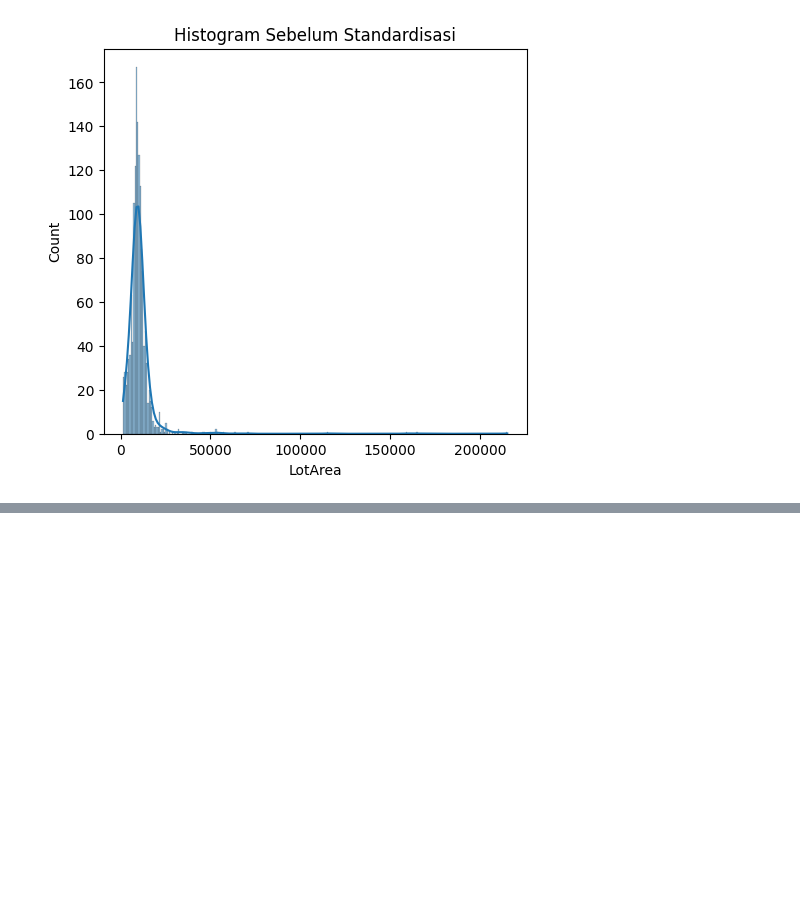
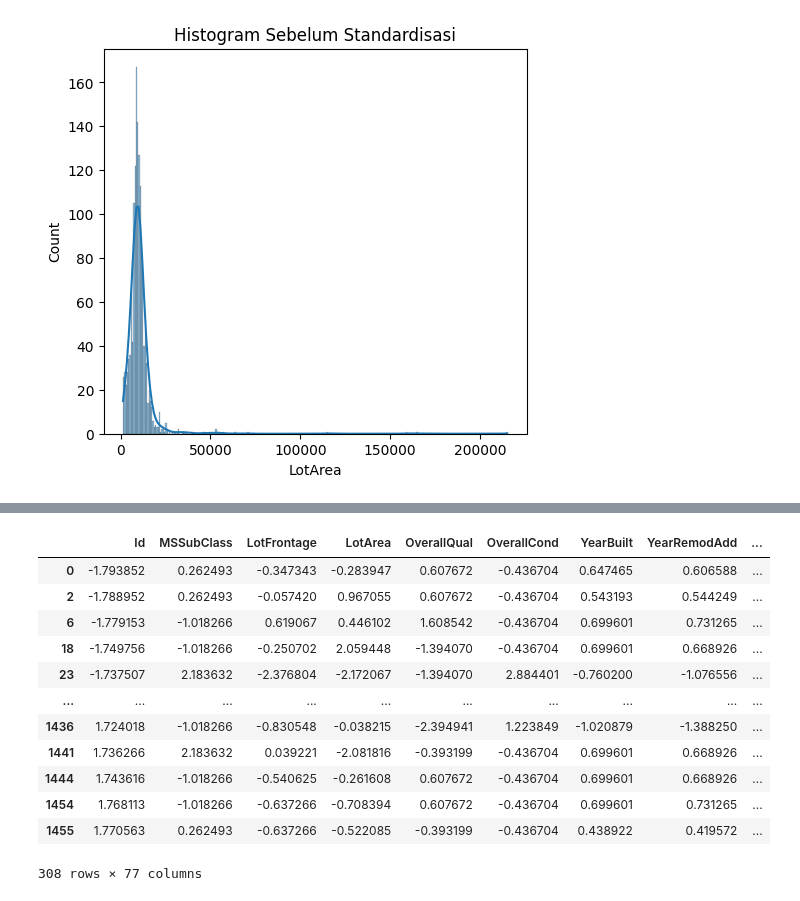
Before and after one commit to adrianramadhan/house-prices-advanced-regression-techniques, a Jupyter notebook: notebook.ipynb, the cells around one changed output, grey strips where cells are left out. Saved outputs shown, nothing was run; the diff lists cells and outputs as text; code cells hidden in the pictures; blank space fills up the shorter version.

```diff
--- a/notebook.ipynb
+++ b/notebook.ipynb
@@ -186,0 +263,27 @@ Text(0.5, 1.0, 'Histogram Setelah Standardisasi')
+# %%
+# Label Encoding
+from sklearn.preprocessing import LabelEncoder
+
+# Inisialisasi LabelEncoder
+label_encoder = LabelEncoder()
+df_lencoder = pd.DataFrame(df)
+
+for col in category_features:
+    df_lencoder[col] = label_encoder.fit_transform(df[col])
+
+# Menampilkan hasil
+df_lencoder
+# %% [output]
+|  | Id | MSSubClass | LotFrontage | LotArea | OverallQual | OverallCond | YearBuilt | YearRemodAdd | ... |
+| 0 | -1.793852 | 0.262493 | -0.347343 | -0.283947 | 0.607672 | -0.436704 | 0.647465 | 0.606588 | ... |
+| 2 | -1.788952 | 0.262493 | -0.057420 | 0.967055 | 0.607672 | -0.436704 | 0.543193 | 0.544249 | ... |
+| 6 | -1.779153 | -1.018266 | 0.619067 | 0.446102 | 1.608542 | -0.436704 | 0.699601 | 0.731265 | ... |
+| 18 | -1.749756 | -1.018266 | -0.250702 | 2.059448 | -1.394070 | -0.436704 | 0.699601 | 0.668926 | ... |
+| 23 | -1.737507 | 2.183632 | -2.376804 | -2.172067 | -1.394070 | 2.884401 | -0.760200 | -1.076556 | ... |
+| ... | ... | ... | ... | ... | ... | ... | ... | ... | ... |
+| 1436 | 1.724018 | -1.018266 | -0.830548 | -0.038215 | -2.394941 | 1.223849 | -1.020879 | -1.388250 | ... |
+| 1441 | 1.736266 | 2.183632 | 0.039221 | -2.081816 | -0.393199 | -0.436704 | 0.699601 | 0.668926 | ... |
+| 1444 | 1.743616 | -1.018266 | -0.540625 | -0.261608 | 0.607672 | -0.436704 | 0.699601 | 0.668926 | ... |
+| 1454 | 1.768113 | -1.018266 | -0.637266 | -0.708394 | 0.607672 | -0.436704 | 0.699601 | 0.731265 | ... |
+| 1455 | 1.770563 | 0.262493 | -0.637266 | -0.522085 | -0.393199 | -0.436704 | 0.438922 | 0.419572 | ... |
+308 rows × 77 columns
```
Also changed, not shown: parts of 8 cells of this notebook.
